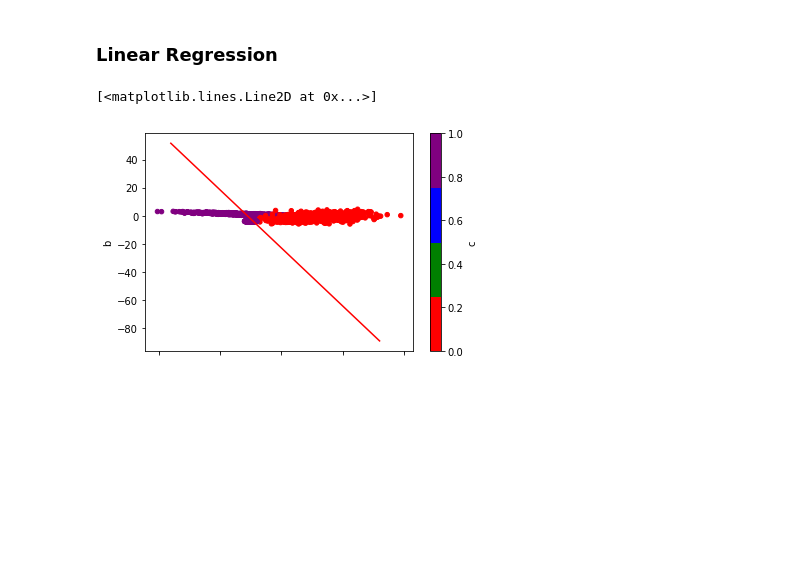
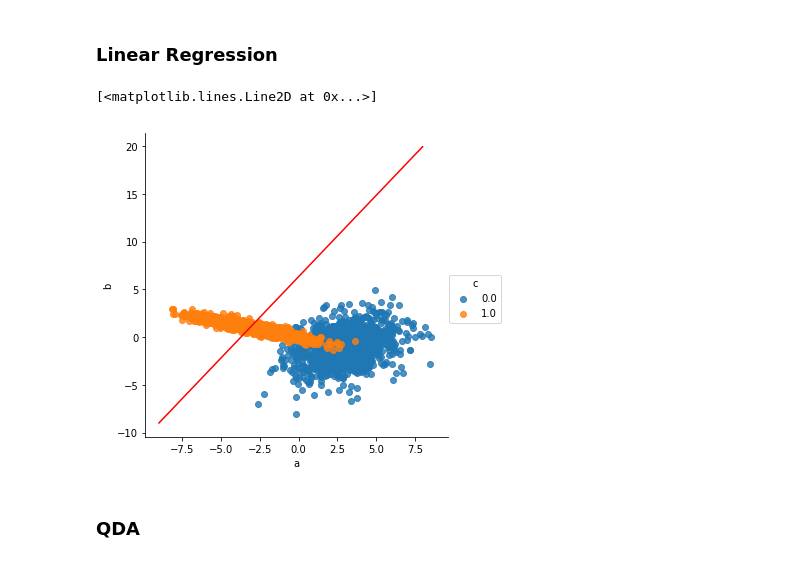
Before and after one commit to redaouhamma/Probabilistic-Graphical-Models, a Jupyter notebook: Untitled.ipynb, the cells around one changed output. Cells and saved outputs as stored; diff of their text form; code cells hidden in the pictures; blank space fills up the shorter version.

```diff
--- a/Untitled.ipynb
+++ b/Untitled.ipynb
@@ -6,4 +7,4 @@ import matplotlib.pyplot as plt
 from matplotlib.colors import ListedColormap
 import math
 # %%
-data = pd.read_csv('classification_data_HWK1/classificationC.test',sep="\t", names=["a","b","c"])
+data = pd.read_csv('classification_data_HWK1/classificationA.train',sep="\t", names=["a","b","c"])
@@ -10,5 +13,5 @@ data = pd.read_csv('classification_data_HWK1/classificationC.test',sep="\t", nam
 # %%
 pi=data["c"].mean()
-mu_0=(data[data["c"]==0]["a"].mean(),data[data["c"]==0]["b"].mean())
-mu_1=(data[data["c"]==1]["a"].mean(),data[data["c"]==1]["b"].mean())
+mu_0=(data[data["c"]==0][["a","b"]].mean())
+mu_1=(data[data["c"]==1][["a","b"]].mean())
 sigma=data[["a","b"]].cov().multiply((data.size-1)/data.size)
@@ -75,16 +79,17 @@ plt.plot(np.arange(-9,9),logline(np.arange(-9,9)), linestyle='solid', color='red
 # %%
 beta = np.dot(np.dot(X,np.linalg.inv(np.dot(X.T,X))).T,data[["c"]])
 s=np.linalg.norm(data[['c']]-np.dot(data[["a","b","d"]],beta))/data.size
 
-colors = ['red','green','blue','purple']
-data.plot(kind='scatter', x='a', y='b',c='c',cmap=ListedColormap(colors))
+sns.lmplot( x='a', y='b', data = data, fit_reg=False, hue='c')
 
 a=-beta[0]/beta[1]
 b=-(beta[2]-1+np.sqrt(-s*math.log2(math.pi*s/2)))/beta[1]
 def line(x):
     return a*x + b
 
 plt.plot(np.arange(-9,9),line(np.arange(-9,9)), linestyle='solid', color='red')
 # %% [output]
 [<matplotlib.lines.Line2D at 0x...>]
-[figure, old version]
+[figure, new version]
+# %% [markdown]
+### QDA
```
Also changed, not shown: parts of 8 cells of this notebook.
